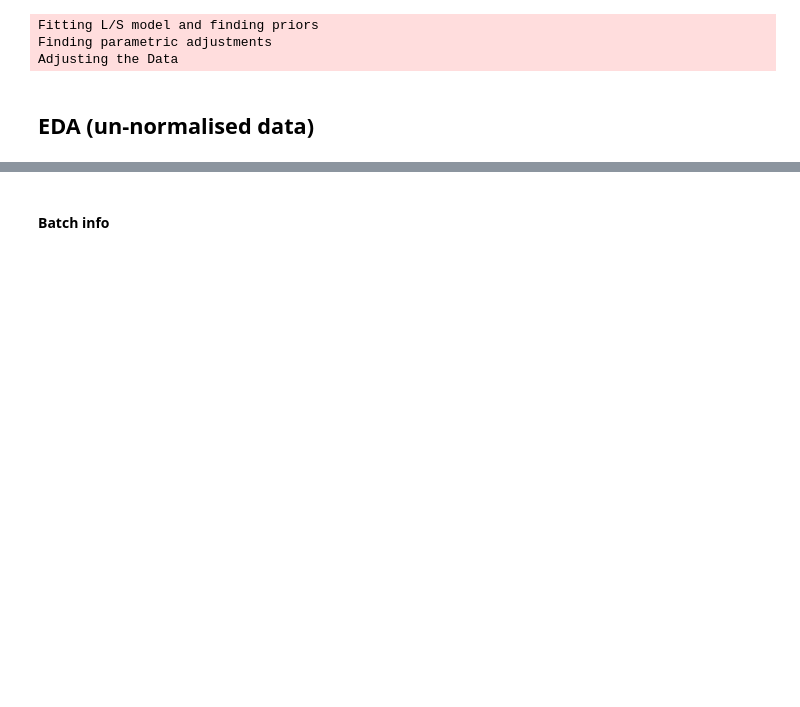
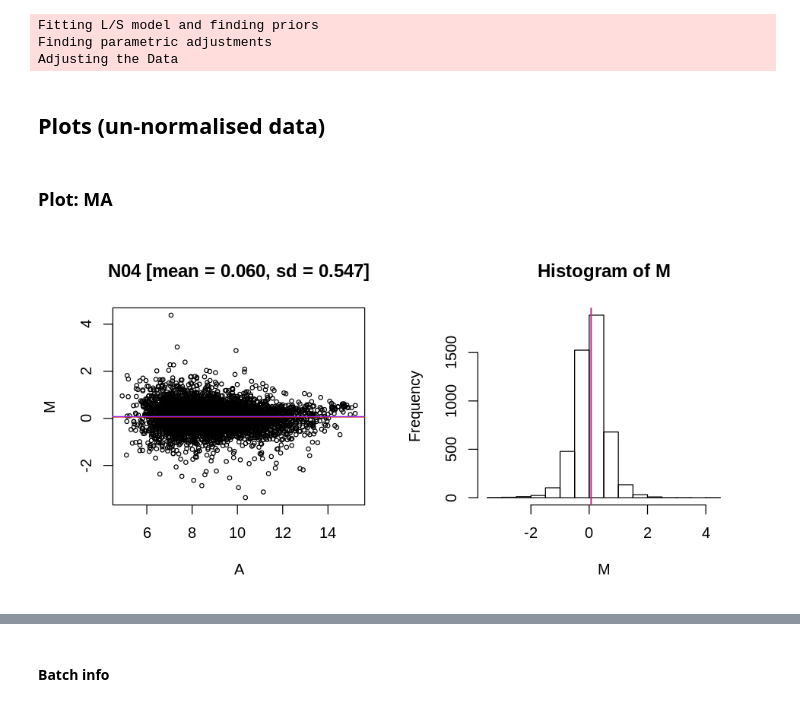
Before and after one commit to dblux/relapse_prediction, a Jupyter notebook: sandbox-hyperdiploid.ipynb, the cells around one changed output, grey strips where cells are left out. Drawn from its saved outputs; the diff is of its cells as text; code cells hidden in the pictures; blank space fills up the shorter version.

```diff
--- a/sandbox-hyperdiploid.ipynb
+++ b/sandbox-hyperdiploid.ipynb
@@ -404,28 +198,20 @@ splitSubtype <- function(X, metadata_df) {
 # %%
-# IMPORT DATA -------------------------------------------------------------
-## Subset of original data
-# Removed outliers, patients with timepoints from different batches and batch 5
-SUBSET_RPATH <- "data/GSE67684/processed/subset_yeoh.tsv"
-raw_yeoh <- read.table(SUBSET_RPATH, sep = "\t")
-
 ## Metadata
-# Preprocessed metadata
 METADATA_RPATH <- "data/GSE67684/processed/metadata/full_metadata.tsv"
 metadata_df <- read.table(METADATA_RPATH, sep = "\t")
-
 BATCH_RPATH <- "data/GSE67684/processed/metadata/metadata-batch.tsv"
 LABEL_RPATH <- "data/GSE67684/processed/metadata/metadata-label_mrd_subtype.tsv"
 yeoh_batch <- read.table(BATCH_RPATH, sep = "\t", header = T, row.names = 1)
 yeoh_label <- read.table(LABEL_RPATH, sep = "\t", header = T, row.names = 1)
 
+## Subset of original data
+# Removed outliers, patients with timepoints from different batches and batch 5
+SUBSET_RPATH <- "data/GSE67684/processed/subset_yeoh.tsv"
+raw_yeoh <- read.table(SUBSET_RPATH, sep = "\t")
 # SCALE->REMOVE->FILTER->LOG
 scaled_yeoh <- normaliseMeanScaling(raw_yeoh)
 selected_yeoh <- removeProbesets(scaled_yeoh)
-data_yeoh <- log2_transform(filterProbesets(selected_yeoh, 0.7, metadata_df))
-
-# # Filter out all rows with zero values
-# logi_idx <- rowSums(data_yeoh == 0) == 0
-# filtered_yeoh <- data_yeoh[logi_idx,]
+data <- log2_transform(filterProbesets(selected_yeoh, 0.7, metadata_df))
 # %% [output]
   P001_D0   P004_D0   P005_D0   P007_D0   P008_D0   P009_D0
  5.796952  4.123342  3.981577  6.317643  4.841458 11.978124
@@ -734,0 +311,4 @@ colnames(mll) <- substring(colnames(mll), 1, 4)
+# %%
+## Hyperdiploid (D0 & D8) and Normal
+idx_hypall_norm <- (idx_hyp | idx_hyp_d8 | idx_normal)
+hypall_norm <- data[,idx_hypall_norm]
@@ -798,4 +386,6 @@ Fitting L/S model and finding priors
 Finding parametric adjustments
 Adjusting the Data
 # %% [markdown]
-## EDA (un-normalised data)
+## Plots (un-normalised data)
+# %% [markdown]
+### Plot: MA
@@ -801,0 +424,17 @@ Adjusting the Data
+# %%
+# for (pid in colnames(hypall_norm)[1:76]) {
+#   wpath <- sprintf("~/Dropbox/temp/ma_plot/%s_N01.pdf", pid)
+#   pdf(wpath, width = 10, height = 5)
+#   plot_ma(hypall_norm[,pid],
+#           hypall_norm[,"N01"],
+#           title = sprintf("%s", pid))
+#   dev.off()
+# }
+
+pid <- "N04"
+wpath <- sprintf("~/Dropbox/temp/ma_plot/%s_N01.pdf", pid)
+# pdf(wpath, width = 10, height = 5)
+plot_ma(hypall_norm[,pid], hypall_norm$N01, title = pid)
+# dev.off()
+# %% [output]
+[figure, added]
```
Also changed, not shown: parts of 189 cells of this notebook, 7 other files.
